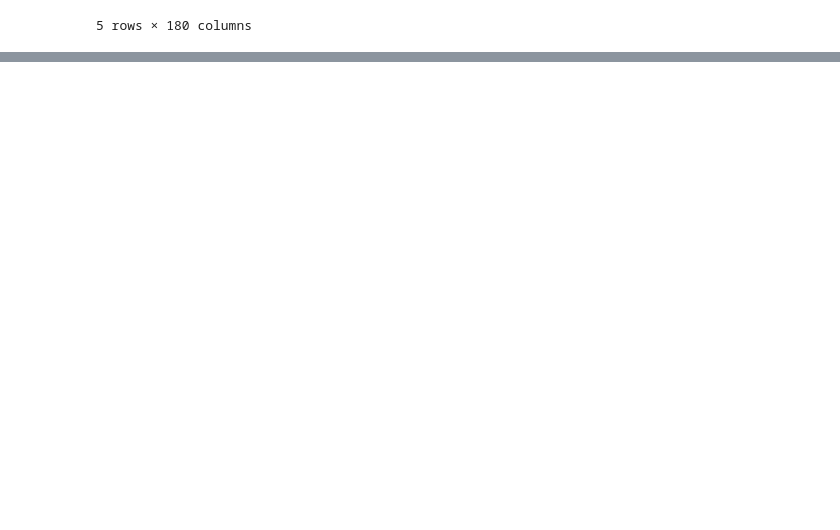
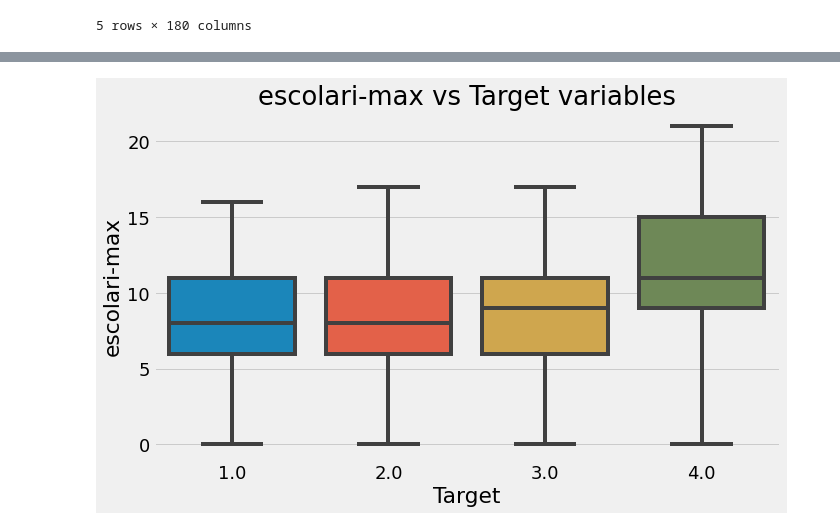
Before and after one commit to HyeonGeunY/costa-rican, a Jupyter notebook: notebooks/A_Complete_Introduction_and_Walkthrough.ipynb, the cells around one changed output, grey strips where cells are left out. Drawn from its saved outputs; the diff is of its cells as text; code cells hidden in the pictures; blank space fills up the shorter version.

```diff
--- a/notebooks/A_Complete_Introduction_and_Walkthrough.ipynb
+++ b/notebooks/A_Complete_Introduction_and_Walkthrough.ipynb
@@ -993,0 +1041,5 @@ ind_agg.head()
+# %%
+box_by_target = BoxByTarget()
+box_by_target(x = 'Target', y = 'escolari-max', data = final)
+# %% [output]
+[figure, added]
```
Also changed, not shown: parts of 31 cells of this notebook, 2 other files.
